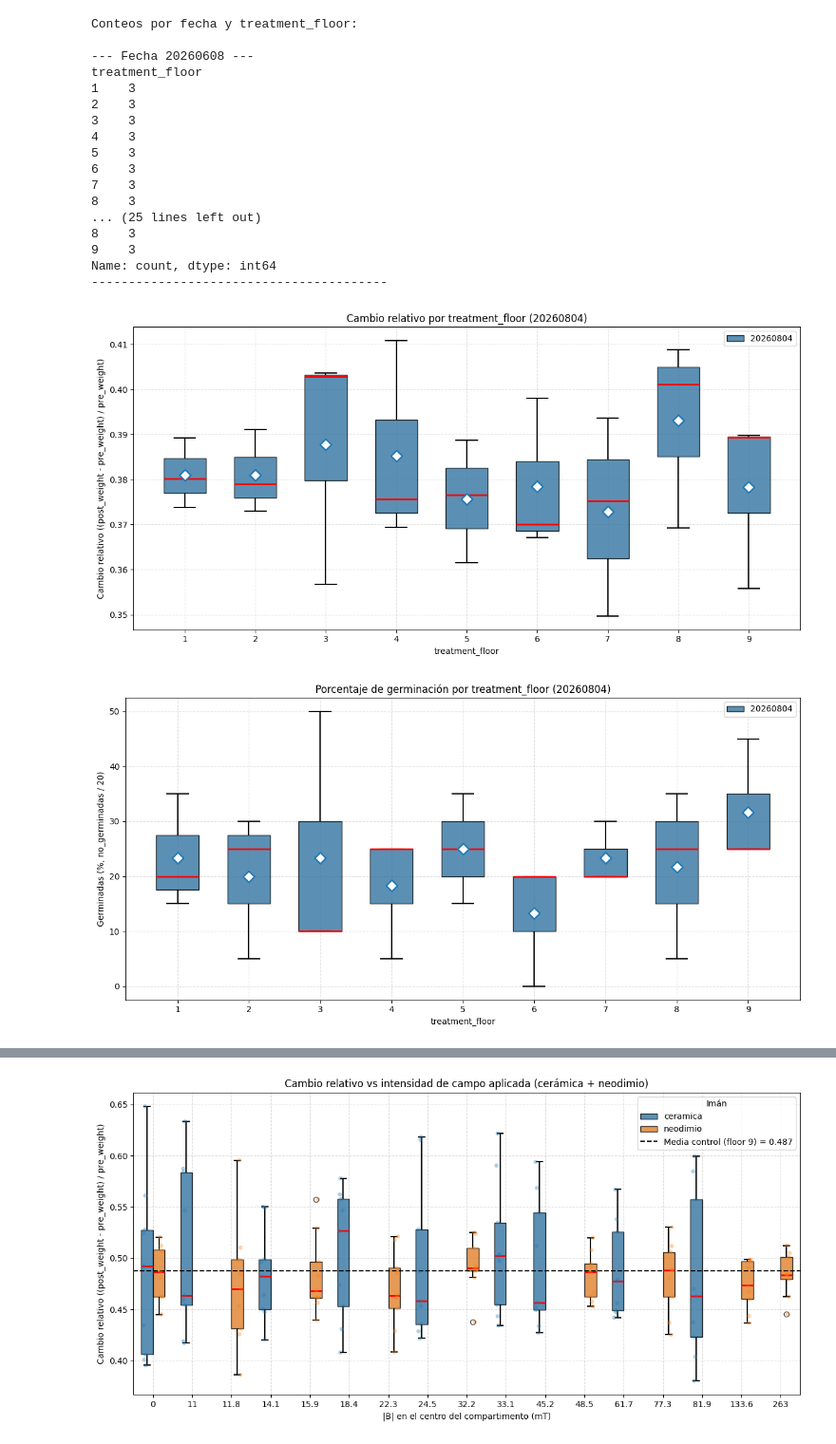
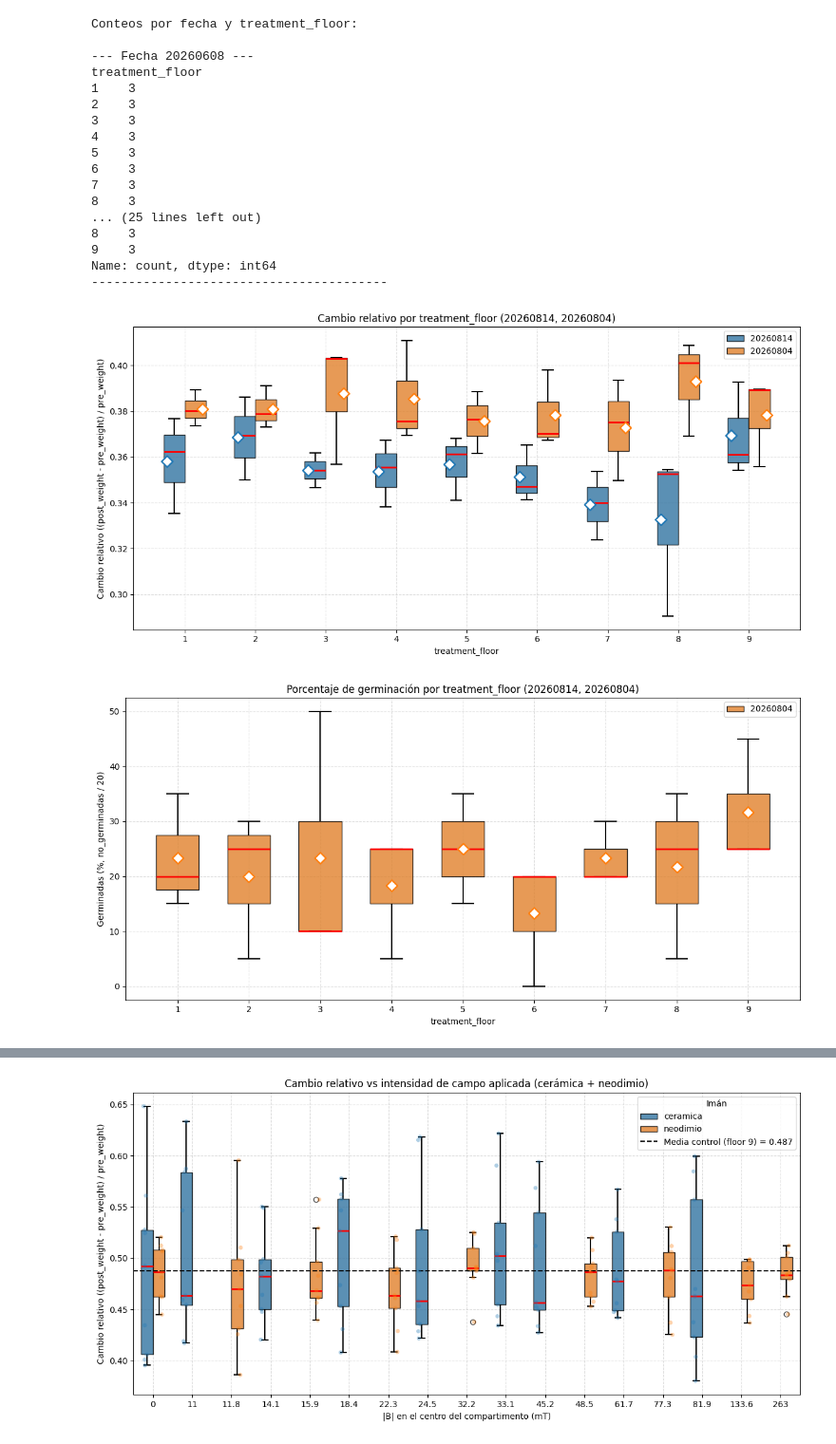
Before and after one commit to KierPrev/Magseed, a Jupyter notebook: src/notebookExperimentosIman.ipynb, the cells around one changed output, grey strips where cells are left out. Shown at 95% size. Cells and saved outputs as stored; diff of their text form; code cells hidden in the pictures.

```diff
--- a/src/notebookExperimentosIman.ipynb
+++ b/src/notebookExperimentosIman.ipynb
@@ -10,7 +10,7 @@ import matplotlib.pyplot as plt
 ### NEODIMIO
 #fechas = ["20260626", "20260721", "20260727"]
 
-fechas = ["20260804"]
+fechas = ["20260814", "20260804"]
 
 experiments_dir = Path("/Users/kier/MEGA/tesina/tesis-magnetobiologia-software/data/experiments")
 
@@ -32,6 +32,7 @@ def cargar_trays(fecha, grupo_grafica):
         raise FileNotFoundError(f"No se encontro {trays_path}")
 
     fecha_df = pd.read_csv(trays_path)
+    fecha_df.columns = fecha_df.columns.str.strip()
     fecha_df["fecha"] = fecha
     fecha_df["grupo_grafica"] = grupo_grafica
     return fecha_df
@@ -86,34 +87,34 @@ for grupo in grupo_order:
         linewidths=1.8,
         zorder=10,
     )
 
 plt.xlabel("treatment_floor")
 plt.ylabel("Cambio relativo ((post_weight - pre_weight) / pre_weight)")
 plt.title(f"Cambio relativo por treatment_floor ({titulo_grupos})")
 plt.xticks(range(len(floor_order)), floor_order)
 plt.grid(True, linestyle="--", alpha=0.4)
 plt.legend(loc="best")
 plt.tight_layout()
 plt.show()
 # %% [output]
 Conteos por fecha y treatment_floor:
 
 --- Fecha 20260608 ---
 treatment_floor
 1    3
 2    3
 3    3
 4    3
 5    3
 6    3
 7    3
 8    3
 ... (25 lines left out)
 8    3
 9    3
 Name: count, dtype: int64
 ----------------------------------------
-[figure, old version]
+[figure, new version]
 # %%
 if "no_germinadas" in df.columns and df["no_germinadas"].notna().any():
     germ_df = df.dropna(subset=["no_germinadas"]).copy()
@@ -168,7 +169,7 @@ if "no_germinadas" in df.columns and df["no_germinadas"].notna().any():
 else:
     print("No hay datos de 'no_germinadas' disponibles para las fechas seleccionadas (fechas):", fechas)
 # %% [output]
-[figure, old version]
+[figure, new version]
 # %%
 from pathlib import Path
 import pandas as pd
```
Also changed, not shown: parts of 5 cells of this notebook, 2 other files.
